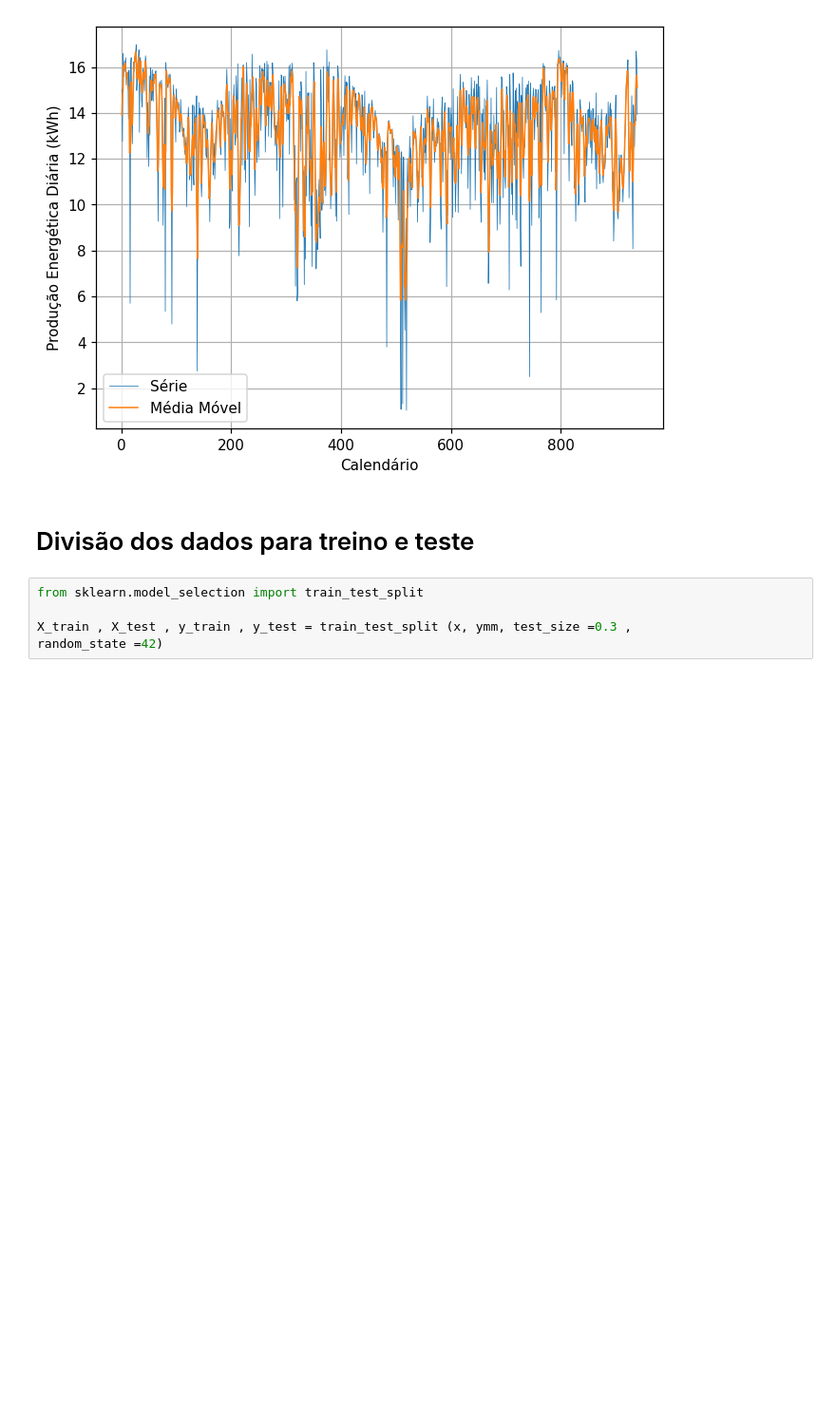
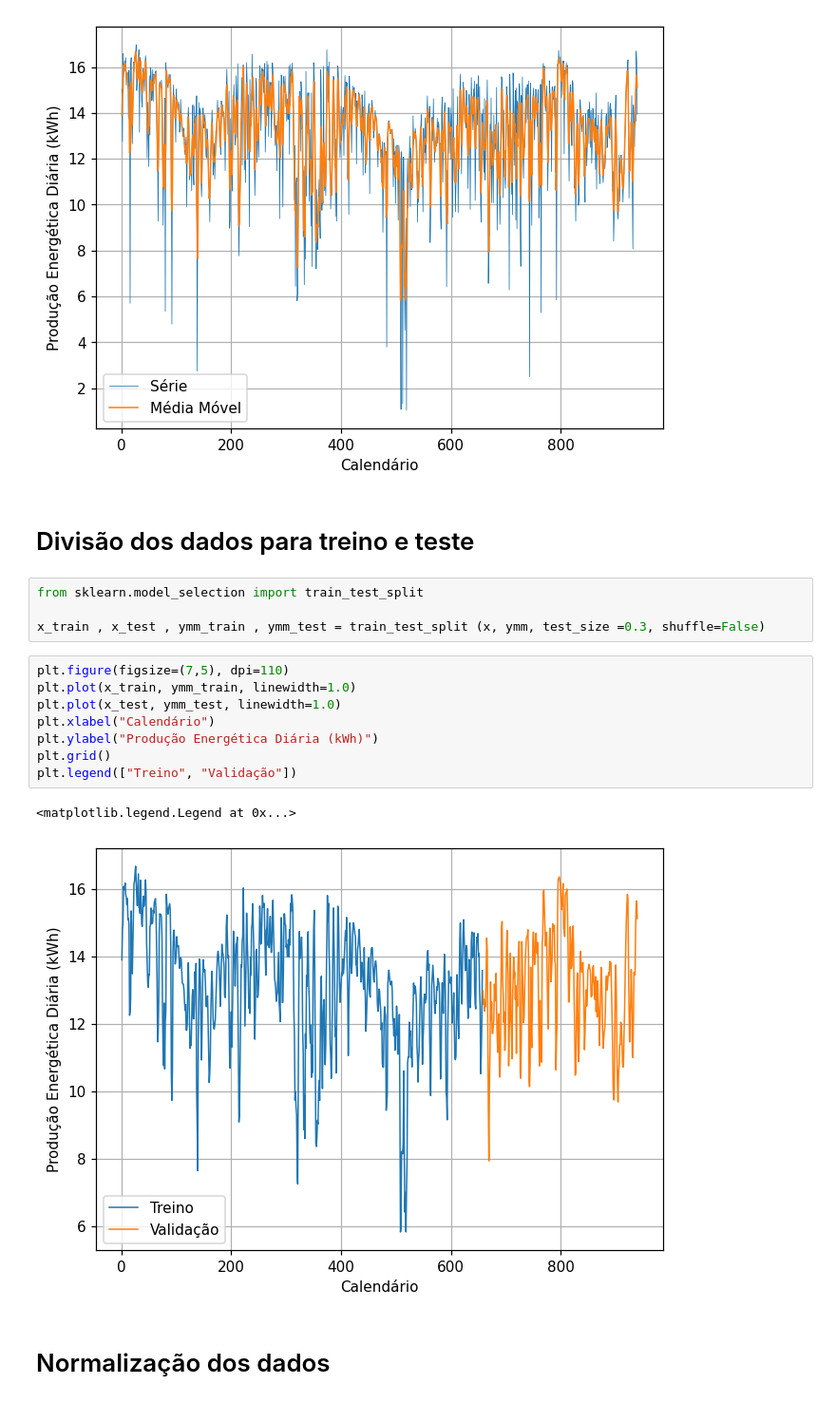
Before and after one commit to victorgmsds/IA_atv2, a Jupyter notebook: atv2.ipynb, the cells around one changed output. Shown at 95% size. Drawn from its saved outputs; the diff is of its cells as text; blank space fills up the shorter version.

```diff
--- a/atv2.ipynb
+++ b/atv2.ipynb
@@ -78,5 +78,17 @@ plt.grid()
 # %%
 from sklearn.model_selection import train_test_split
 
-X_train , X_test , y_train , y_test = train_test_split (x, ymm, test_size =0.3 ,
-random_state =42)
+x_train , x_test , ymm_train , ymm_test = train_test_split (x, ymm, test_size =0.3, shuffle=False)
+# %%
+plt.figure(figsize=(7,5), dpi=110)
+plt.plot(x_train, ymm_train, linewidth=1.0)
+plt.plot(x_test, ymm_test, linewidth=1.0)
+plt.xlabel("Calendário")
+plt.ylabel("Produção Energética Diária (kWh)")
+plt.grid()
+plt.legend(["Treino", "Validação"])
+# %% [output]
+<matplotlib.legend.Legend at 0x...>
+[figure, added]
+# %% [markdown]
+# Normalização dos dados
```
Also changed, not shown: parts of 1 cell of this notebook.
